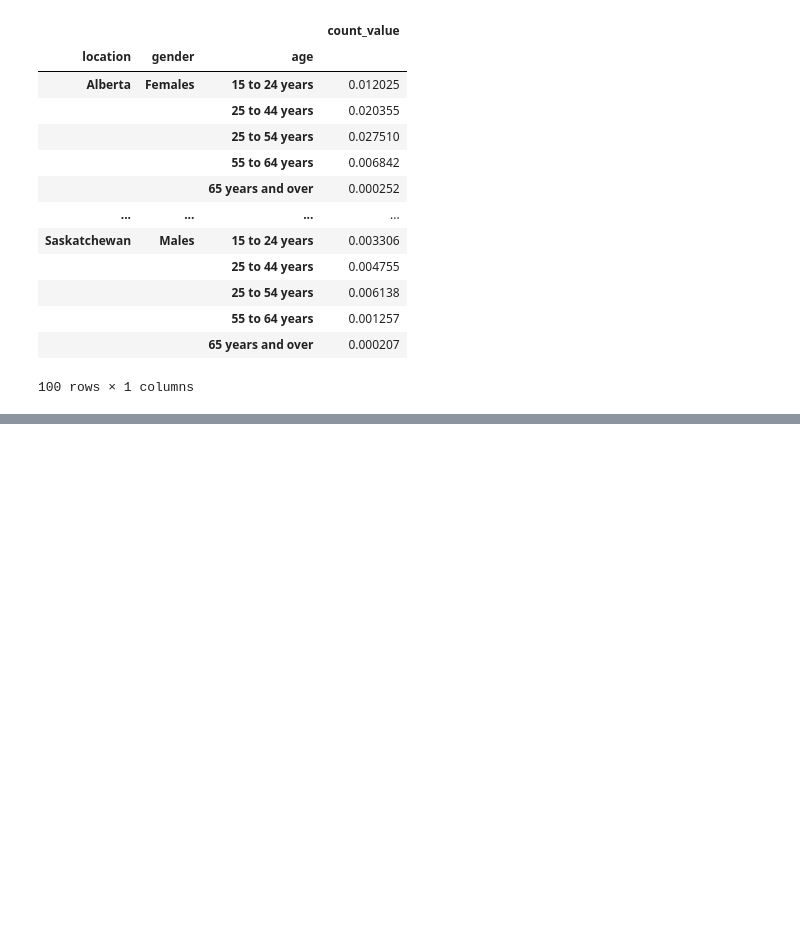
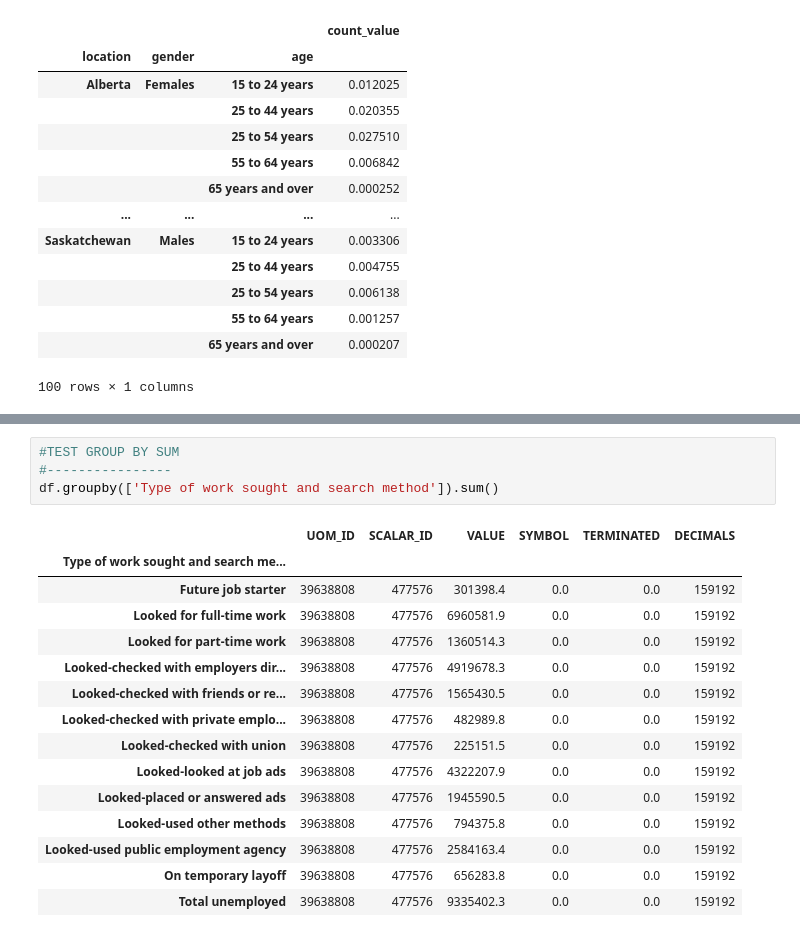
Before and after one commit to Carlos-Gomez-Hernandez/Jupyter-Notebook, a Jupyter notebook: unemployment_Canada/unemployment_cleanup.ipynb, the cells around one changed output, grey strips where cells are left out. Saved outputs shown, nothing was run; the diff lists cells and outputs as text; blank space fills up the shorter version.

```diff
--- a/unemployment_Canada/unemployment_cleanup.ipynb
+++ b/unemployment_Canada/unemployment_cleanup.ipynb
@@ -291,0 +361,20 @@ df5['count_value'] = df5['count_value'].fillna(0).astype(np.int64)
+# %%
+#TEST GROUP BY SUM
+#----------------
+df.groupby(['Type of work sought and search method']).sum()
+# %% [output]
+|  | UOM_ID | SCALAR_ID | VALUE | SYMBOL | TERMINATED | DECIMALS |
+| Type of work sought and search me... |  |  |  |  |  |  |
+| Future job starter | 39638808 | 477576 | 301398.4 | 0.0 | 0.0 | 159192 |
+| Looked for full-time work | 39638808 | 477576 | 6960581.9 | 0.0 | 0.0 | 159192 |
+| Looked for part-time work | 39638808 | 477576 | 1360514.3 | 0.0 | 0.0 | 159192 |
+| Looked-checked with employers dir... | 39638808 | 477576 | 4919678.3 | 0.0 | 0.0 | 159192 |
+| Looked-checked with friends or re... | 39638808 | 477576 | 1565430.5 | 0.0 | 0.0 | 159192 |
+| Looked-checked with private emplo... | 39638808 | 477576 | 482989.8 | 0.0 | 0.0 | 159192 |
+| Looked-checked with union | 39638808 | 477576 | 225151.5 | 0.0 | 0.0 | 159192 |
+| Looked-looked at job ads | 39638808 | 477576 | 4322207.9 | 0.0 | 0.0 | 159192 |
+| Looked-placed or answered ads | 39638808 | 477576 | 1945590.5 | 0.0 | 0.0 | 159192 |
+| Looked-used other methods | 39638808 | 477576 | 794375.8 | 0.0 | 0.0 | 159192 |
+| Looked-used public employment agency | 39638808 | 477576 | 2584163.4 | 0.0 | 0.0 | 159192 |
+| On temporary layoff | 39638808 | 477576 | 656283.8 | 0.0 | 0.0 | 159192 |
+| Total unemployed | 39638808 | 477576 | 9335402.3 | 0.0 | 0.0 | 159192 |
```
Also changed, not shown: parts of 30 cells of this notebook.
